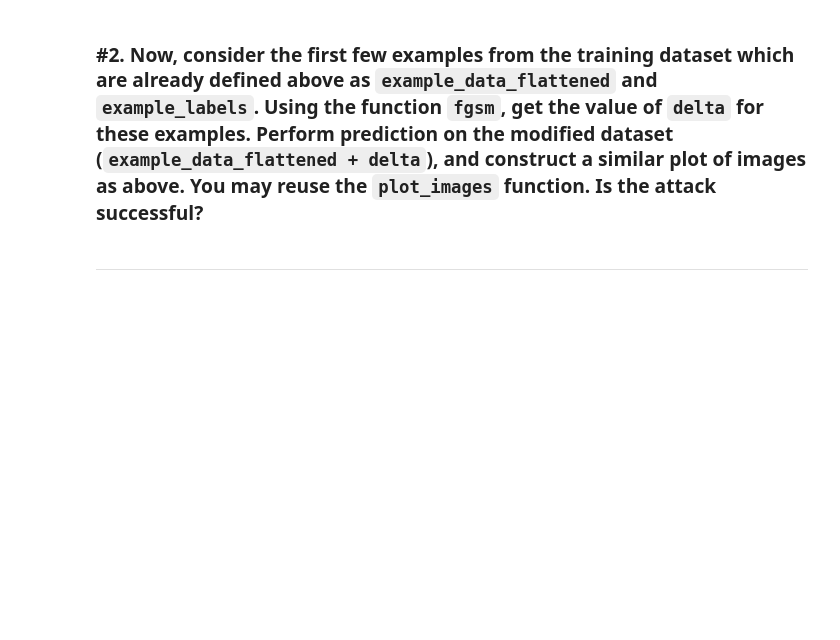
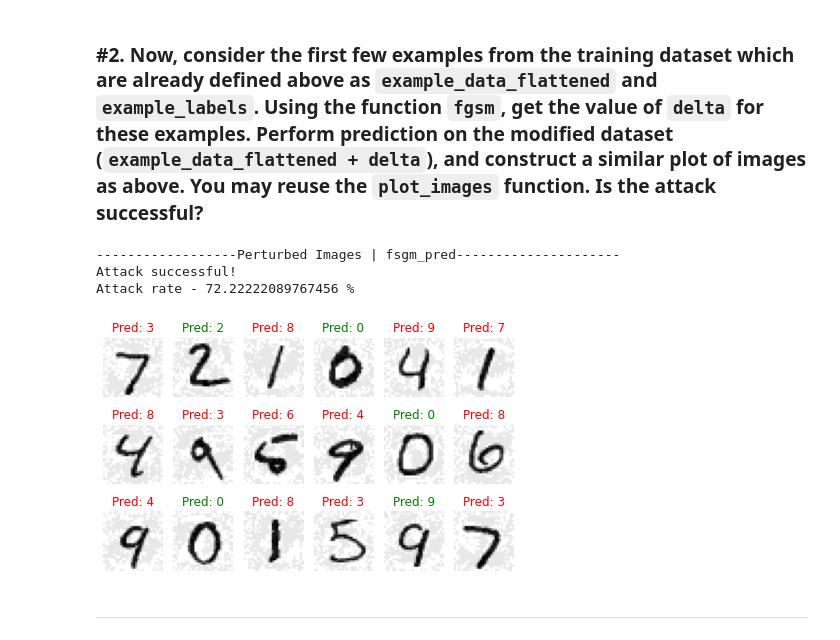
Before and after one commit to roshankarande/DSC-291, a Jupyter notebook: hw/HW2_Q3.ipynb, the cells around one changed output. Drawn from its saved outputs; the diff is of its cells as text; code cells hidden in the pictures; blank space fills up the shorter version.

```diff
--- a/hw/HW2_Q3.ipynb
+++ b/hw/HW2_Q3.ipynb
@@ -108,7 +131,7 @@ def plot_images(X,y,yp,M,N):
   f,ax = plt.subplots(M,N, sharex=True, sharey=True, figsize=(N,M*1.3))
   for i in range(M):
     for j in range(N):
-      ax[i][j].imshow(1-X[i*N+j].cpu().numpy(), cmap="gray")
+      ax[i][j].imshow(1-X[i*N+j].cpu().detach().numpy(), cmap="gray")
       title = ax[i][j].set_title("Pred: {}".format(yp[i*N+j].max(dim=0)[1]))
       plt.setp(title, color=('g' if yp[i*N+j].max(dim=0)[1] == y[i*N+j] else 'r'))
       ax[i][j].set_axis_off()
@@ -141,2 +162,14 @@ In the Fast Gradient Sign Method (FGSM), the perturbation $\delta$ on an input e
+# %%
+#######
+# !!! YOUR CODE HERE !!!
+
+loss = nn.CrossEntropyLoss()
+
+def fgsm(model, x, y, epsilon = 0.05):
+
+  delta = torch.zeros(x.shape, requires_grad=True, device=device)
+  cost = loss(model(x+ delta), y)
+  cost.backward()
+  return epsilon * delta.grad.detach().sign()
 # %% [markdown]
 ### **#2.** Now, consider the first few examples from the training dataset which are already defined above as `example_data_flattened` and `example_labels`. Using the function `fgsm`, get the value of `delta` for these examples. Perform prediction on the modified dataset (`example_data_flattened + delta`), and construct a similar plot of images as above. You may reuse the `plot_images` function. Is the attack successful?
@@ -148,3 +176,34 @@ In the Fast Gradient Sign Method (FGSM), the perturbation $\delta$ on an input e
+# %%
+#######
+# !!! YOUR CODE HERE !!!
+
+# example_data_flattened.shape, example_labels
+
+delta = fgsm(nn_model, example_data_flattened, example_labels, 0.05)
+perturbed_data_flat = example_data_flattened + delta
+perturbed_images = (example_data_flattened + delta).reshape(example_data.shape)
+
+fsgm_y_pred = nn_model(perturbed_data_flat)
+
+fsgm_y_pred_labels= torch.argmax(fsgm_y_pred, dim=1)
+
+print("------------------Perturbed Images | fsgm_pred---------------------")
+plot_images(perturbed_images, example_labels, fsgm_y_pred, 3, 6)
+
+attack_rate = torch.ne(example_labels, fsgm_y_pred_labels).sum() / len(example_labels)
+torch.ne(example_labels, fsgm_y_pred_labels)
+if attack_rate != 0.0:
+  print("Attack successful!")
+  print(f"Attack rate - {float(attack_rate)*100} %", )
+else:
+  print("Attack not successful")
+
+#######
+# %% [output]
+------------------Perturbed Images | fsgm_pred---------------------
+Attack successful!
+Attack rate - 72.22222089767456 %
+[figure, added]
 # %% [markdown]
 
 
```
Also changed, not shown: parts of 25 cells of this notebook, 31 other files.
